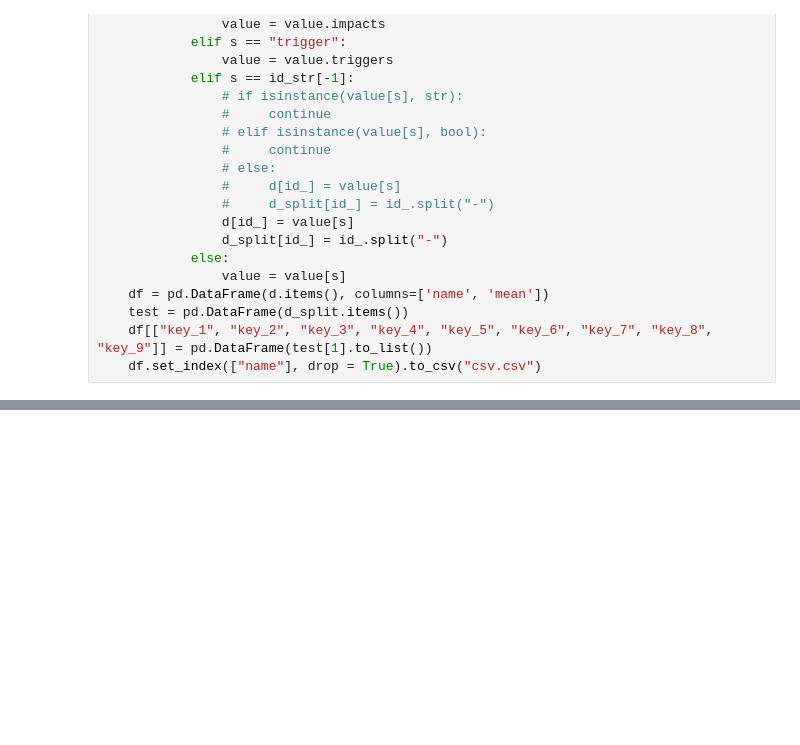
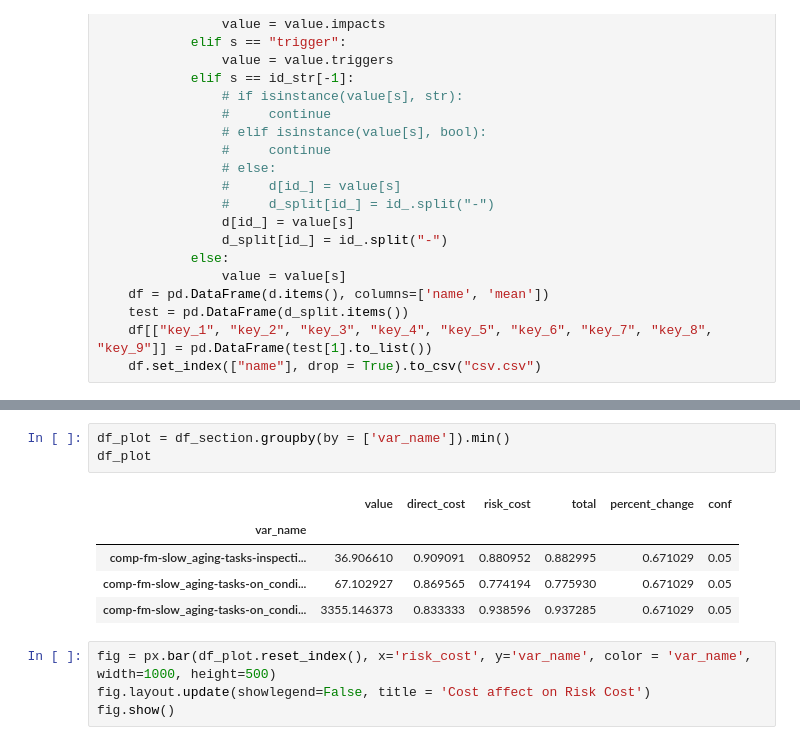
Before and after one commit to gavintreseder/pof, a Jupyter notebook: notebooks/component.ipynb, the cells around one changed output, grey strips where cells are left out. Cells and saved outputs as stored; diff of their text form; blank space fills up the shorter version.

```diff
--- a/notebooks/component.ipynb
+++ b/notebooks/component.ipynb
@@ -1002,0 +1063,13 @@ df_all
+# %%
+df_plot = df_section.groupby(by = ['var_name']).min()
+df_plot
+# %% [output]
+|  | value | direct_cost | risk_cost | total | percent_change | conf |
+| var_name |  |  |  |  |  |  |
+| comp-fm-slow_aging-tasks-inspecti... | 36.906610 | 0.909091 | 0.880952 | 0.882995 | 0.671029 | 0.05 |
+| comp-fm-slow_aging-tasks-on_condi... | 67.102927 | 0.869565 | 0.774194 | 0.775930 | 0.671029 | 0.05 |
+| comp-fm-slow_aging-tasks-on_condi... | 3355.146373 | 0.833333 | 0.938596 | 0.937285 | 0.671029 | 0.05 |
+# %%
+fig = px.bar(df_plot.reset_index(), x='risk_cost', y='var_name', color = 'var_name', width=1000, height=500)
+fig.layout.update(showlegend=False, title = 'Cost affect on Risk Cost')
+fig.show()
```
Also changed, not shown: parts of 9 cells of this notebook, 1 other file.
